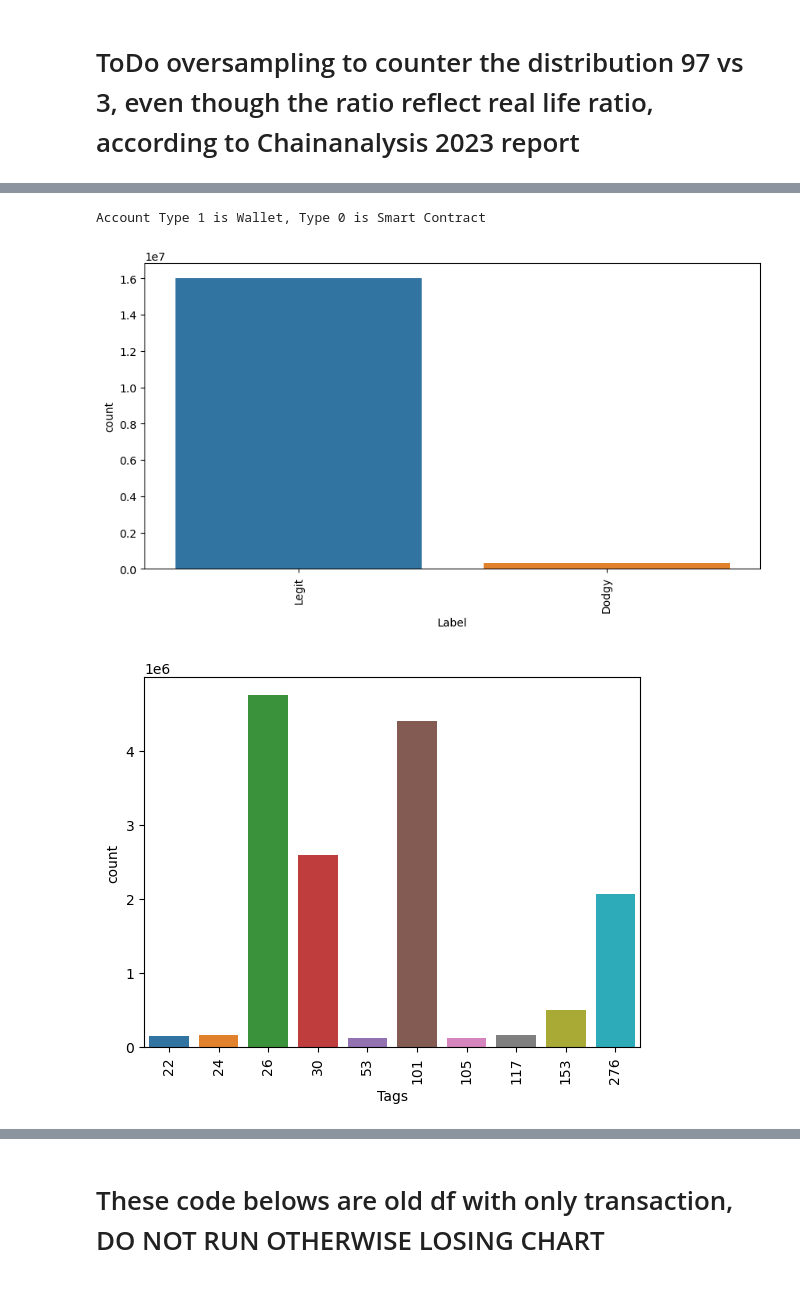
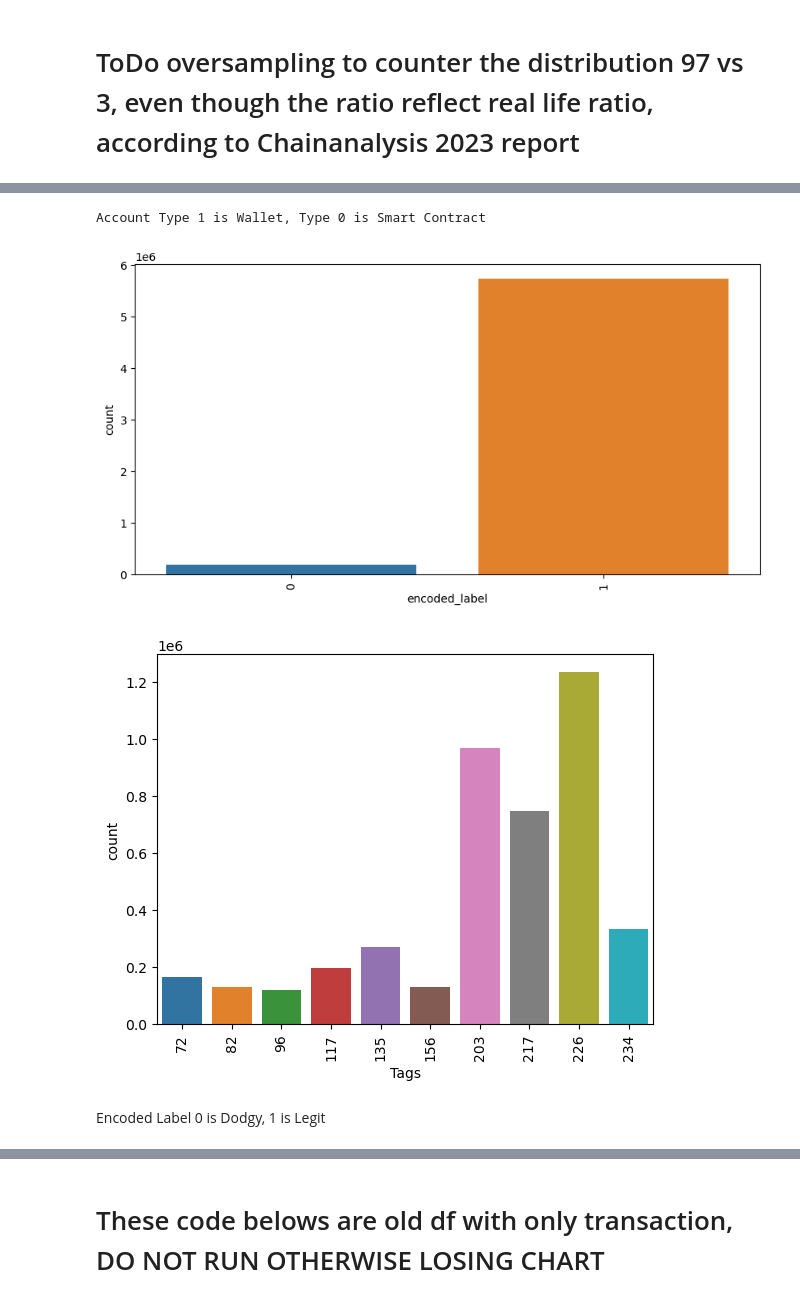
Before and after one commit to viethuy25/TMU_MRP, a Jupyter notebook: Preprocessing, Data Visualization and Class Balancing.ipynb, the cells around one changed output, grey strips where cells are left out. Saved outputs shown, nothing was run; the diff lists cells and outputs as text; code cells hidden in the pictures.

Commit message:
Fixed merged issue

```diff
--- a/Preprocessing, Data Visualization and Class Balancing.ipynb
+++ b/Preprocessing, Data Visualization and Class Balancing.ipynb
@@ -92,6 +115,6 @@ temp
 # %%
 def read_data(filename, x):
-    if x != '00':
+    if int(x) < 10:
         target_merged = temp
     else:
         target_merged = kaggle_balance_transactions
@@ -107,8 +130,8 @@ def read_data(filename, x):
         chunk = frame[i:i+chunksize]
 
         # merge the kaggle_balance_transactions data frame with the current chunk
-        merged_df = pd.merge(target_merged, chunk, left_on=['Address'], right_on=['from_address'], how='left', suffixes=('_kbt', '_frame'))
-        merged_df = pd.merge(merged_df, chunk, left_on=['Address'], right_on=['to_address'], how='left', suffixes=('_kbt', '_frame'))
+        merged_df = pd.merge(chunk, target_merged, right_on=['Address'], left_on=['from_address'], how='right', suffixes=('_kbt', '_frame'))
+        merged_df = pd.merge(chunk, target_merged, right_on=['Address'], left_on=['to_address'], how='left', suffixes=('_kbt', '_frame'))
 
         # append the results to the list
         results.append(merged_df)
@@ -118,19 +141,29 @@ def read_data(filename, x):
 
     # drop duplicates
     merged_df.drop_duplicates(inplace=True)
+#     print (merged_df.columns)
 
     # select the columns you want to keep
-    columns_to_keep = ['Account Type', 'Label', 'Tags'] + ['value_frame', 'gas_frame', 'block_timestamp_frame',
-            'receipt_cumulative_gas_used_frame', #'gas_price_frame',
+    columns_to_keep = ['Account Type', 'Label', 'Tags'] + ['value', 'gas', 'block_timestamp',
+        'receipt_cumulative_gas_used', #'gas_price_frame',
 #            'receipt_gas_used_frame', 'receipt_contract_address_frame',
 #            'receipt_root_frame', 'receipt_status_frame',
 #            'block_number_frame', 'block_hash_frame', 'max_fee_per_gas_frame',
 #            'max_priority_fee_per_gas_frame', 'transaction_type_frame', 'input_frame',
-           'receipt_effective_gas_price_frame', 'address_frame', 'from_address_frame', 'to_address_frame',
-           'eth_balance_frame']
+       'receipt_effective_gas_price', 'address', 'from_address', 'to_address',
+       'eth_balance']
+#     columns_to_keep = ['Account Type', 'Label', 'Tags'] + ['value_frame', 'gas_frame', 'block_timestamp_frame',
+#             'receipt_cumulative_gas_used_frame', #'gas_price_frame',
+# #            'receipt_gas_used_frame', 'receipt_contract_address_frame',
+# #            'receipt_root_frame', 'receipt_status_frame',
+# #            'block_number_frame', 'block_hash_frame', 'max_fee_per_gas_frame',
+# #            'max_priority_fee_per_gas_frame', 'transaction_type_frame', 'input_frame',
+#            'receipt_effective_gas_price_frame', 'address_frame', 'from_address_frame', 'to_address_frame',
+#            'eth_balance_frame']
 
     # create a new data frame with only the columns you want to keep
     new_df = merged_df[columns_to_keep]
+
     # drop rows where Account Type is NaN
     new_df.dropna(subset=['Account Type'], inplace=True)
     new_df = new_df[new_df['Label'] != 'Label']
@@ -144,7 +177,8 @@ for x in range(20):
 
     fileName = './data/Kaggle/kaggle_10k_balance_transaction_0000000000' + str(x) + '.csv'
     curr_file = read_data(fileName, x)
-    curr_file.to_csv('./output/kaggle_10k_balance_transaction_0000000000' + str(x) + '.csv', index=False)
+    curr_file.to_csv('./temp/kaggle_10k_balance_transaction_0000000000' + str(x) + '.csv', index=False)
+#     curr_file.to_csv('./temp/kaggle_10k_balance_transaction_0000000000' + str(x) + '.csv', index=False)
 #     new_df = pd.concat(curr_file)
 
 # new_df
@@ -169,9 +265,18 @@ See the caveats in the documentation: https://pandas.pydata.org/pandas-docs/stab
 # %%
-new_df = pd.read_csv('./output/kaggle_10k_balance_transaction_000000000000.csv', index_col=None, header=0)
+new_df = pd.read_csv('./temp/kaggle_10k_balance_transaction_000000000000.csv', index_col=None, header=0)
 for x in range(1, 20):
     if x < 10:
         x = '0' + str(x)
 
-    fileName = './output/kaggle_10k_balance_transaction_0000000000' + str(x) + '.csv'
+    fileName = './temp/kaggle_10k_balance_transaction_0000000000' + str(x) + '.csv'
     df_file = pd.read_csv(fileName, index_col = None, header = 0)
     new_df = pd.concat([new_df, df_file], ignore_index=True)
+
+# new_df = pd.read_csv('./temp/kaggle_10k_balance_transaction_000000000000.csv', index_col=None, header=0)
+# for x in range(1, 20):
+#     if x < 10:
+#         x = '0' + str(x)
+
+#     fileName = './temp/kaggle_10k_balance_transaction_0000000000' + str(x) + '.csv'
+#     df_file = pd.read_csv(fileName, index_col = None, header = 0)
+#     new_df = pd.concat([new_df, df_file], ignore_index=True)
@@ -886,0 +990,3 @@ data
+# %%
+data = pd.read_csv("./temp/transformed_data.csv")
+data
@@ -920,7 +1039,7 @@ def plot_bar(column):
 
 plot_bar('Account Type')
 print ("Account Type 1 is Wallet, Type 0 is Smart Contract")
-plot_bar('Label')
+plot_bar('encoded_label')
 
 # Wayyyy to many tags (250+) so we have to settle at most common tags
 top_n = 10
@@ -935,6 +1054,8 @@ plt.show()
 Account Type 1 is Wallet, Type 0 is Smart Contract
-[figure, old version]
+[figure, new version]
-[figure, old version]
+[figure, new version]
+# %% [markdown]
+Encoded Label 0 is Dodgy, 1 is Legit
 # %%
 for tag_encoded in top_tags:
     original_tag = encoder_tags.inverse_transform([tag_encoded])
```
Also changed, not shown: parts of 56 cells of this notebook, 17 other files.
